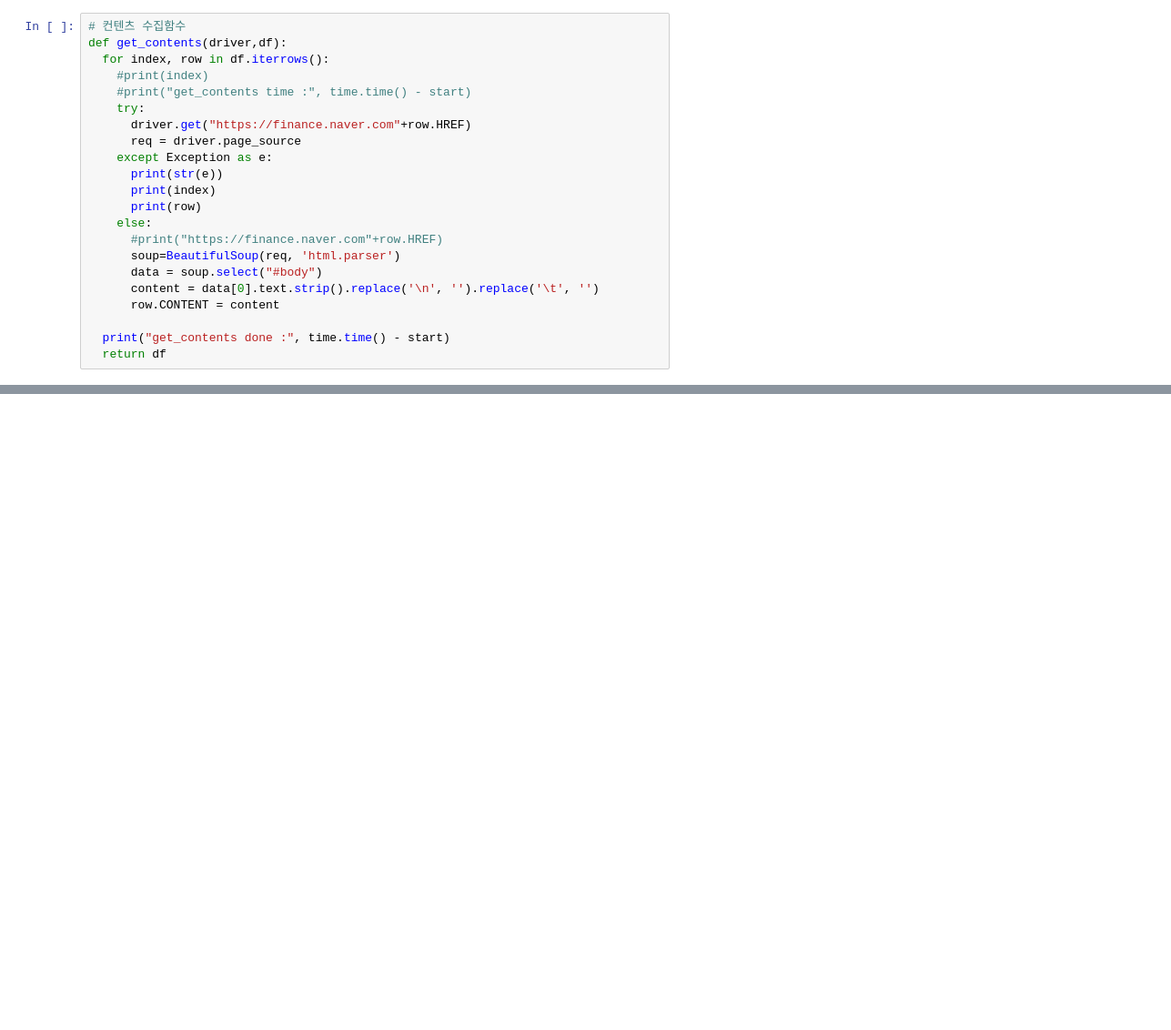
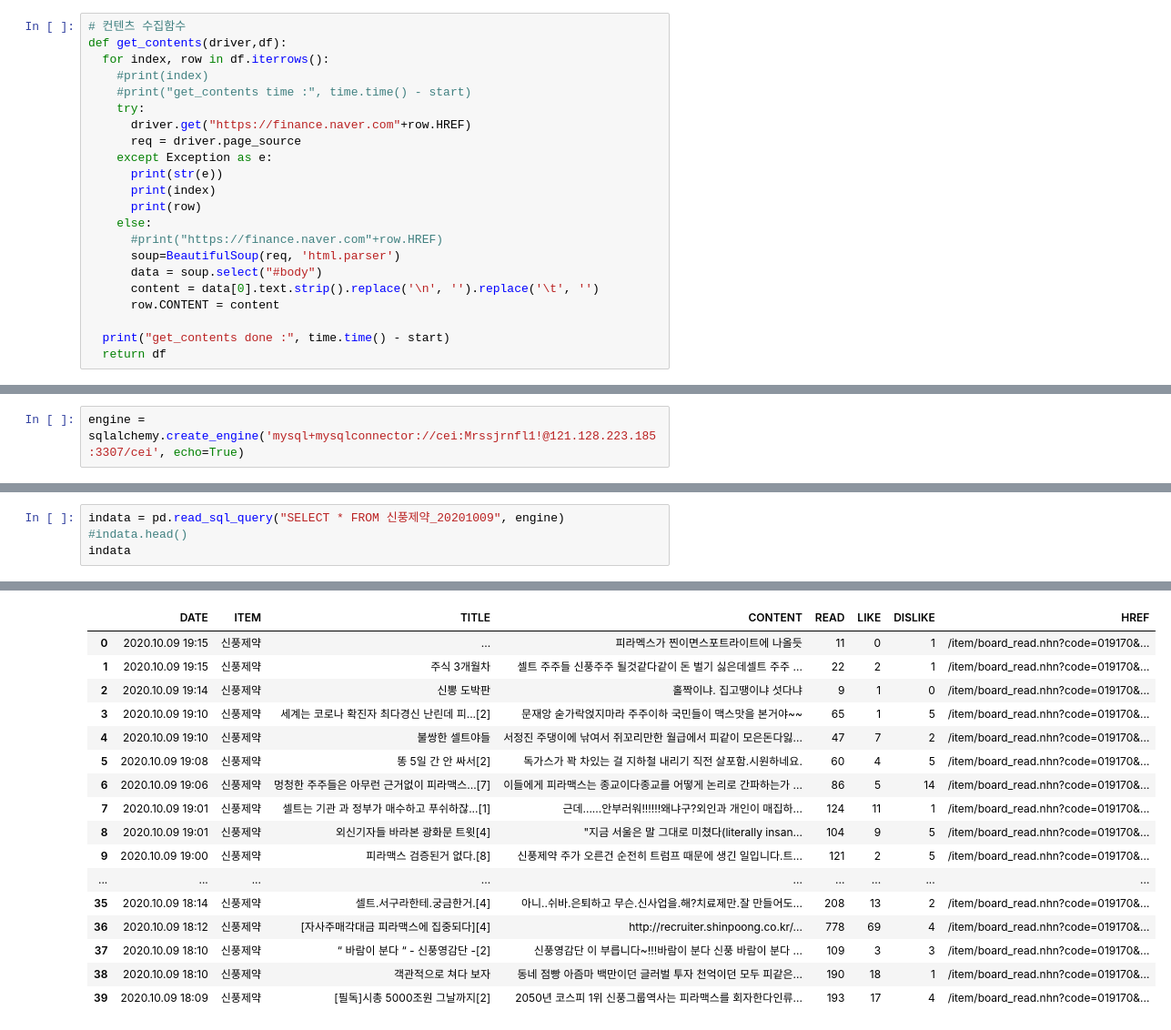
Before and after one commit to head4ths/CEI, a Jupyter notebook: part1_scrap.ipynb, the cells around one changed output, grey strips where cells are left out. Shown at 91% size. Drawn from its saved outputs; the diff is of its cells as text; blank space fills up the shorter version.

```diff
--- a/part1_scrap.ipynb
+++ b/part1_scrap.ipynb
@@ -147,0 +168,2 @@ get_contents done : 28.230502367019653
+# %%
+engine = sqlalchemy.create_engine('mysql+mysqlconnector://cei:Mrssjrnfl1!@121.128.223.185:3307/cei', echo=True)
@@ -147,0 +190,5 @@ get_contents done : 28.230502367019653
+# %%
+indata = pd.read_sql_query("SELECT * FROM 신풍제약_20201009", engine)
+#indata.head()
+indata
+# %% [output]
@@ -147,0 +197,17 @@ get_contents done : 28.230502367019653
+|  | DATE | ITEM | TITLE | CONTENT | READ | LIKE | DISLIKE | HREF |
+| 0 | 2020.10.09 19:15 | 신풍제약 | ... | 피라멕스가 찐이면스포트라이트에 나올듯 | 11 | 0 | 1 | /item/board_read.nhn?code=019170&... |
+| 1 | 2020.10.09 19:15 | 신풍제약 | 주식 3개월차 | 셀트 주주들 신풍주주 될것같다같이 돈 벌기 싫은데셀트 주주 ... | 22 | 2 | 1 | /item/board_read.nhn?code=019170&... |
+| 2 | 2020.10.09 19:14 | 신풍제약 | 신뽕 도박판 | 홀짝이냐. 집고땡이냐 섯다냐 | 9 | 1 | 0 | /item/board_read.nhn?code=019170&... |
+| 3 | 2020.10.09 19:10 | 신풍제약 | 세계는 코로나 확진자 최다경신 난린데 피...[2] | 문재앙 숟가락얹지마라 주주이하 국민들이 맥스맛을 본거야~~ | 65 | 1 | 5 | /item/board_read.nhn?code=019170&... |
+| 4 | 2020.10.09 19:10 | 신풍제약 | 불쌍한 셀트야들 | 서정진 주댕이에 낚여서 쥐꼬리만한 월급에서 피같이 모은돈다잃... | 47 | 7 | 2 | /item/board_read.nhn?code=019170&... |
+| 5 | 2020.10.09 19:08 | 신풍제약 | 똥 5일 간 안 싸서[2] | 독가스가 꽉 차있는 걸 지하철 내리기 직전 살포함.시원하네요. | 60 | 4 | 5 | /item/board_read.nhn?code=019170&... |
+| 6 | 2020.10.09 19:06 | 신풍제약 | 멍청한 주주들은 아무런 근거없이 피라맥스...[7] | 이들에게 피라맥스는 종교이다종교를 어떻게 논리로 간파하는가 ... | 86 | 5 | 14 | /item/board_read.nhn?code=019170&... |
+| 7 | 2020.10.09 19:01 | 신풍제약 | 셀트는 기관 과 정부가 매수하고 푸쉬하잖...[1] | 근데......안부러워!!!!!!왜냐구?외인과 개인이 매집하... | 124 | 11 | 1 | /item/board_read.nhn?code=019170&... |
+| 8 | 2020.10.09 19:01 | 신풍제약 | 외신기자들 바라본 광화문 트윗[4] | "지금 서울은 말 그대로 미쳤다(literally insan... | 104 | 9 | 5 | /item/board_read.nhn?code=019170&... |
+| 9 | 2020.10.09 19:00 | 신풍제약 | 피라맥스 검증된거 없다.[8] | 신풍제약 주가 오른건 순전히 트럼프 때문에 생긴 일입니다.트... | 121 | 2 | 5 | /item/board_read.nhn?code=019170&... |
+| ... | ... | ... | ... | ... | ... | ... | ... | ... |
+| 35 | 2020.10.09 18:14 | 신풍제약 | 셀트.서구라한테.궁금한거.[4] | 아니..쉬바.은퇴하고 무슨.신사업을.해?치료제만.잘 만들어도... | 208 | 13 | 2 | /item/board_read.nhn?code=019170&... |
+| 36 | 2020.10.09 18:12 | 신풍제약 | [자사주매각대금 피라맥스에 집중되다][4] | http://recruiter.shinpoong.co.kr/... | 778 | 69 | 4 | /item/board_read.nhn?code=019170&... |
+| 37 | 2020.10.09 18:10 | 신풍제약 | “ 바람이 분다 “ - 신풍영감단 -[2] | 신풍영감단 이 부릅니다~!!!바람이 분다 신풍 바람이 분다 ... | 109 | 3 | 3 | /item/board_read.nhn?code=019170&... |
+| 38 | 2020.10.09 18:10 | 신풍제약 | 객관적으로 쳐다 보자 | 동네 점빵 아즘마 백만이던 글러벌 투자 천억이던 모두 피같은... | 190 | 18 | 1 | /item/board_read.nhn?code=019170&... |
+| 39 | 2020.10.09 18:09 | 신풍제약 | [필독]시총 5000조원 그날까지[2] | 2050년 코스피 1위 신풍그룹역사는 피라맥스를 회자한다인류... | 193 | 17 | 4 | /item/board_read.nhn?code=019170&... |
```
Also changed, not shown: parts of 7 cells of this notebook.
